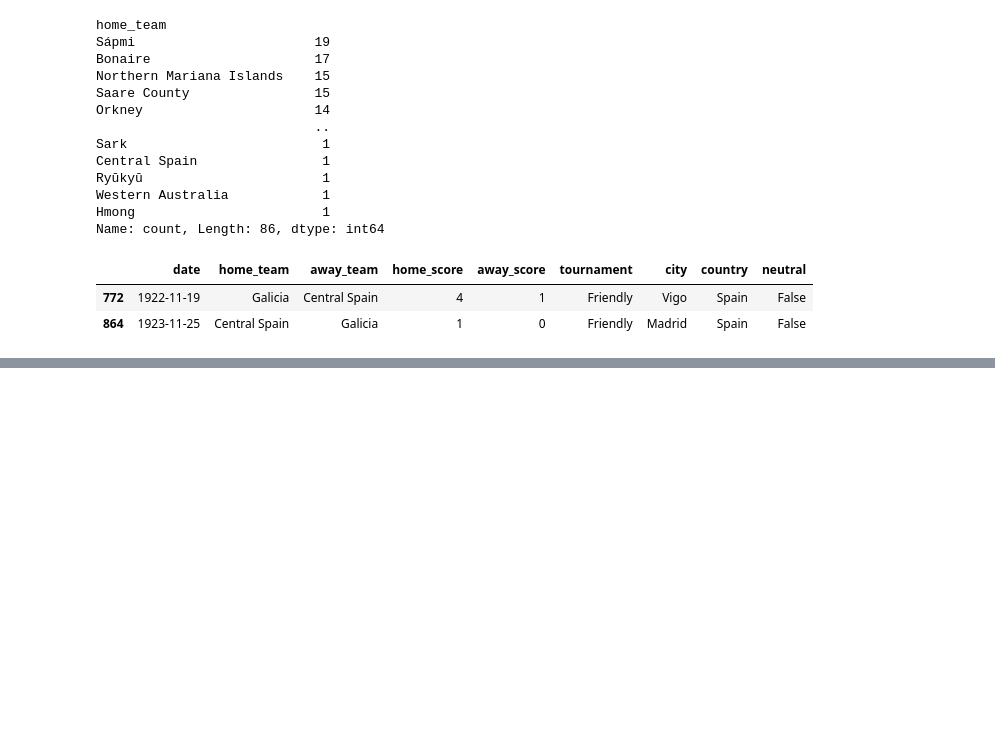
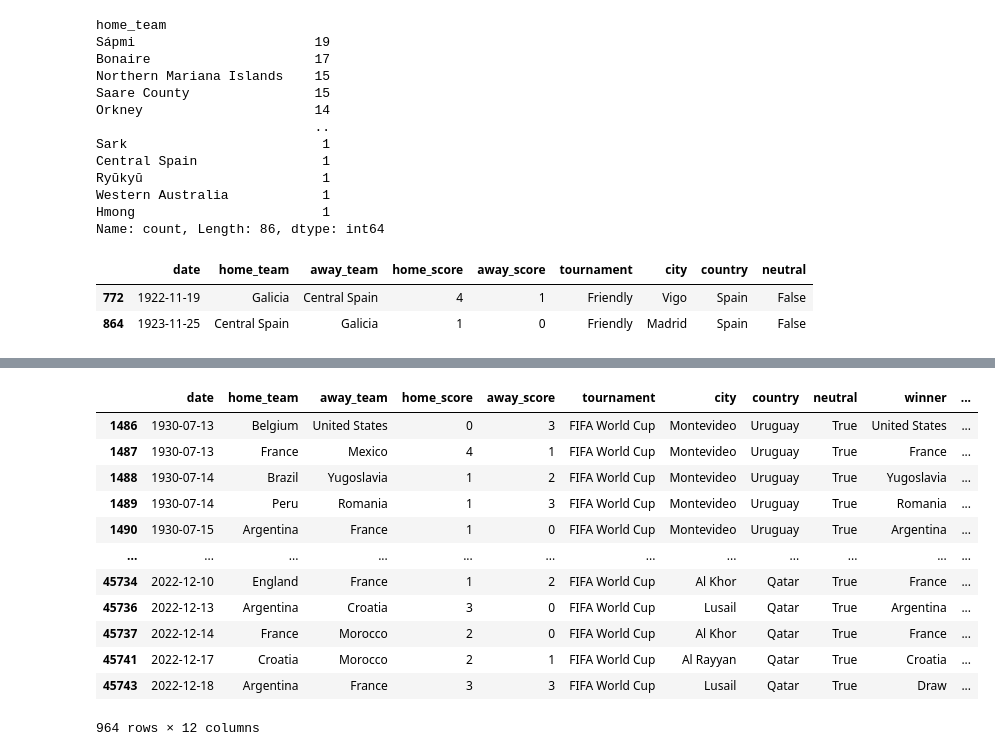
Before and after one commit to Jorgehernandez231/Project_1, a Jupyter notebook: dt-1.ipynb, the cells around one changed output, grey strips where cells are left out. Cells and saved outputs as stored; diff of their text form; code cells hidden in the pictures; blank space fills up the shorter version.

```diff
--- a/dt-1.ipynb
+++ b/dt-1.ipynb
@@ -51,0 +65,3 @@ dt_1
+# %%
+df = dt[dt['date'] >= "1930-01-01"]
+df
@@ -51,0 +82,19 @@ dt_1
+# %%
+def get_winner(row):
+    if row["home_score"] > row["away_score"]:
+        return row["home_team"]
+    elif row["home_score"] < row["away_score"]:
+        return row["away_team"]
+    else:
+        return "Draw"
+
+
+df["winner"] = df.apply(get_winner, axis=1)
+
+
+win_counts = df[df["winner"] != "Draw"]["winner"].value_counts()
+
+
+top10_totalwinners = win_counts.head(10)
+
+top10_totalwinners
@@ -51,0 +192,4 @@ dt_1
+# %%
+df_worldcup = df[df["tournament"] == "FIFA World Cup"].copy()
+
+df_worldcup["tournament"].value_counts()
@@ -51,0 +200,10 @@ dt_1
+# %%
+df_worldcup["worldcup_winner"] = df_worldcup.apply(get_winner, axis=1)
+
+
+win_counts = df_worldcup[df_worldcup["worldcup_winner"] != "Draw"]["worldcup_winner"].value_counts()
+
+
+top10_worldcup_winners = win_counts.head(10)
+
+top10_worldcup_winners
@@ -51,0 +223,16 @@ dt_1
+# %%
+df_worldcup
+# %% [output]
+|  | date | home_team | away_team | home_score | away_score | tournament | city | country | neutral | winner | ... |
+| 1486 | 1930-07-13 | Belgium | United States | 0 | 3 | FIFA World Cup | Montevideo | Uruguay | True | United States | ... |
+| 1487 | 1930-07-13 | France | Mexico | 4 | 1 | FIFA World Cup | Montevideo | Uruguay | True | France | ... |
+| 1488 | 1930-07-14 | Brazil | Yugoslavia | 1 | 2 | FIFA World Cup | Montevideo | Uruguay | True | Yugoslavia | ... |
+| 1489 | 1930-07-14 | Peru | Romania | 1 | 3 | FIFA World Cup | Montevideo | Uruguay | True | Romania | ... |
+| 1490 | 1930-07-15 | Argentina | France | 1 | 0 | FIFA World Cup | Montevideo | Uruguay | True | Argentina | ... |
+| ... | ... | ... | ... | ... | ... | ... | ... | ... | ... | ... | ... |
+| 45734 | 2022-12-10 | England | France | 1 | 2 | FIFA World Cup | Al Khor | Qatar | True | France | ... |
+| 45736 | 2022-12-13 | Argentina | Croatia | 3 | 0 | FIFA World Cup | Lusail | Qatar | True | Argentina | ... |
+| 45737 | 2022-12-14 | France | Morocco | 2 | 0 | FIFA World Cup | Al Khor | Qatar | True | France | ... |
+| 45741 | 2022-12-17 | Croatia | Morocco | 2 | 1 | FIFA World Cup | Al Rayyan | Qatar | True | Croatia | ... |
+| 45743 | 2022-12-18 | Argentina | France | 3 | 3 | FIFA World Cup | Lusail | Qatar | True | Draw | ... |
+964 rows × 12 columns
```
Also changed, not shown: parts of 9 cells of this notebook, 1 other file.
